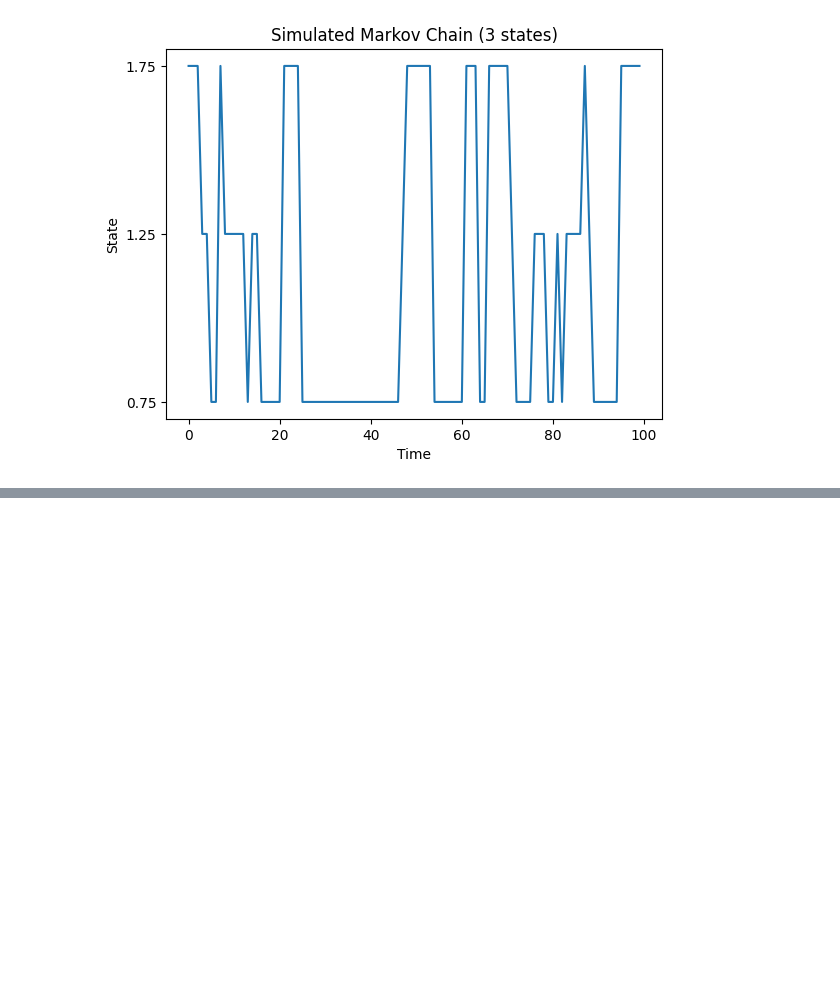
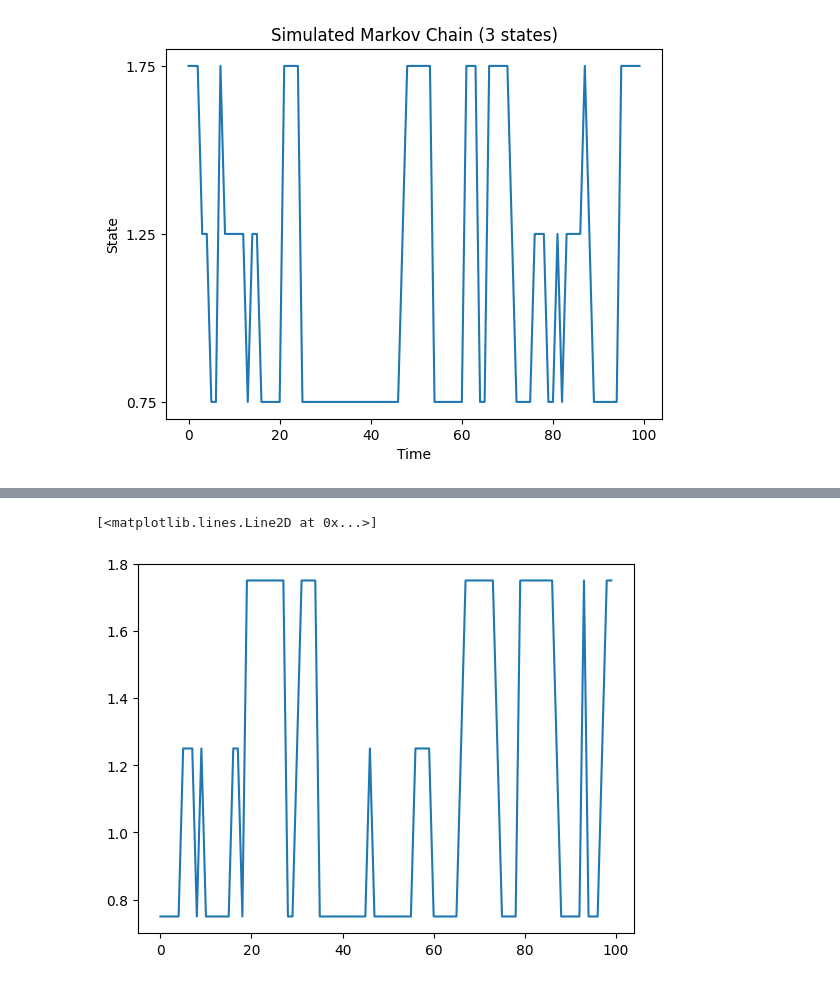
Before and after one commit to thanhqtran/tohoku_bootcamp, a Jupyter notebook: summer2023/math/simul_code.ipynb, the cells around one changed output, grey strips where cells are left out. Drawn from its saved outputs; the diff is of its cells as text; code cells hidden in the pictures; blank space fills up the shorter version.

```diff
--- a/summer2023/math/simul_code.ipynb
+++ b/summer2023/math/simul_code.ipynb
@@ -1260,0 +1299,27 @@ sol
+# %%
+import numpy as np
+import matplotlib.pyplot as plt
+
+# 3 states of technology
+amat = np.array([0.75, 1.25, 1.75])
+# Transition matrix
+prob = np.array([[0.7, 0.2, 0.1], [0.3, 0.4, 0.3], [0.1, 0.1, 0.8]])
+
+# Simulate the Markov chain
+T = 100
+s = np.zeros(T, dtype=int)
+A = np.zeros(T)
+
+s[0] = 0
+A[0] = amat[s[0]]
+
+for t in range(1, T):
+    s[t] = np.random.choice([0, 1, 2], p=prob[s[t-1], :])
+    A[t] = amat[s[t]]
+
+# Plot the simulated Markov chain
+plt.figure()
+plt.plot(A)
+# %% [output]
+[<matplotlib.lines.Line2D at 0x...>]
+[figure, added]
```
Also changed, not shown: parts of 2 cells of this notebook.
